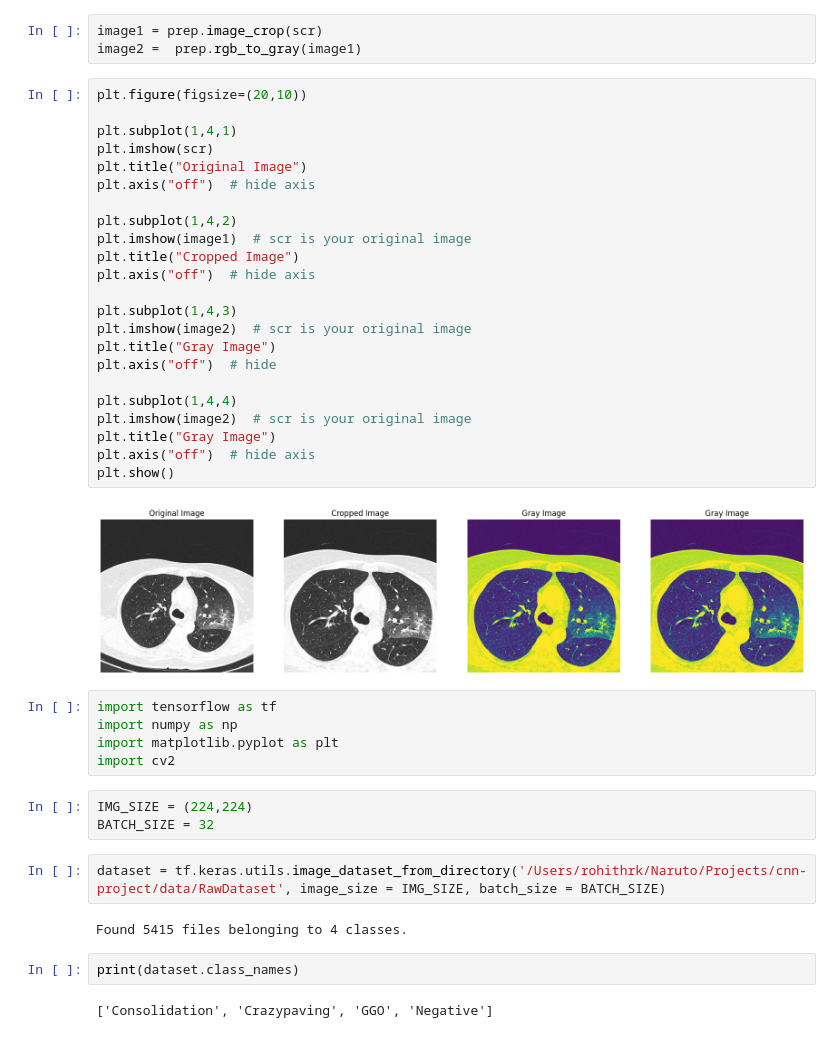
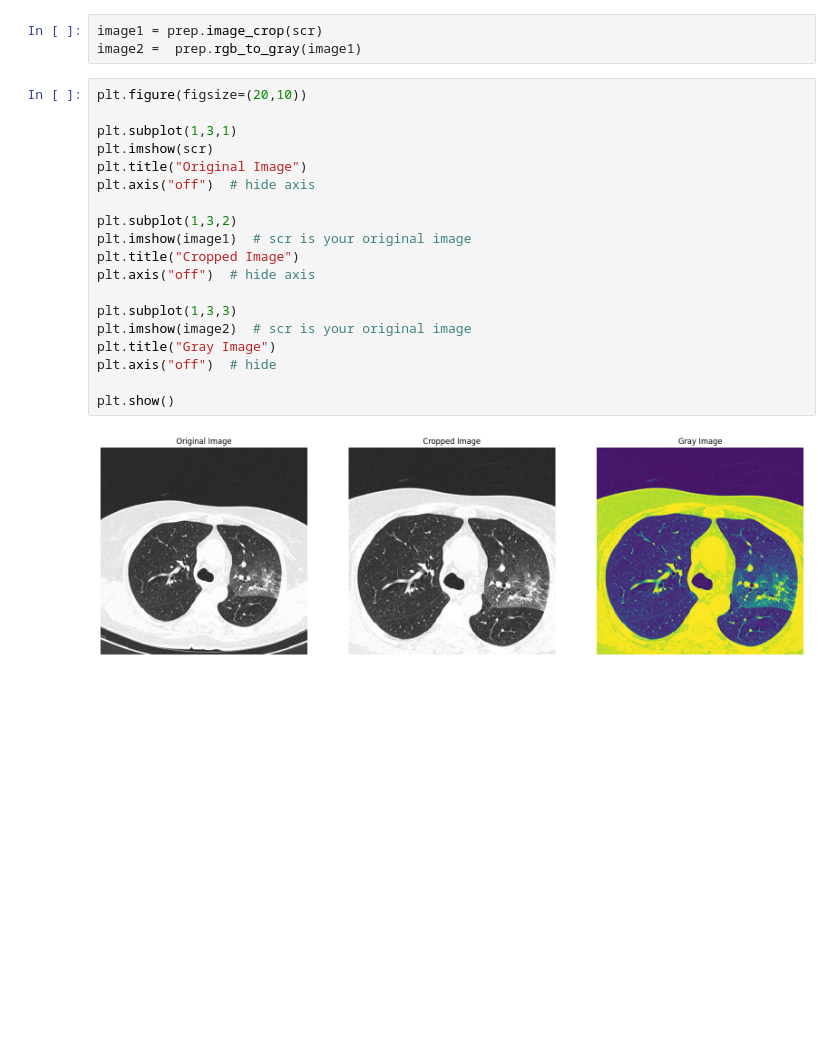
Before and after one commit to RohithRk-05/cnn-project, a Jupyter notebook: codes/Preprocessing.ipynb, the cells around one changed output. Drawn from its saved outputs; the diff is of its cells as text; blank space fills up the shorter version.

```diff
--- a/codes/Preprocessing.ipynb
+++ b/codes/Preprocessing.ipynb
@@ -49,41 +97,21 @@ image2 =  prep.rgb_to_gray(image1)
 # %%
 plt.figure(figsize=(20,10))
 
-plt.subplot(1,4,1)
+plt.subplot(1,3,1)
 plt.imshow(scr)
 plt.title("Original Image")
 plt.axis("off")  # hide axis
 
-plt.subplot(1,4,2)
+plt.subplot(1,3,2)
 plt.imshow(image1)  # scr is your original image
 plt.title("Cropped Image")
 plt.axis("off")  # hide axis
 
-plt.subplot(1,4,3)
+plt.subplot(1,3,3)
 plt.imshow(image2)  # scr is your original image
 plt.title("Gray Image")
 plt.axis("off")  # hide
 
-plt.subplot(1,4,4)
-plt.imshow(image2)  # scr is your original image
-plt.title("Gray Image")
-plt.axis("off")  # hide axis
 plt.show()
 # %% [output]
-[figure, old version]
+[figure, new version]
-# %%
-import tensorflow as tf
-import numpy as np
-import matplotlib.pyplot as plt
-import cv2
-# %%
-IMG_SIZE = (224,224)
-BATCH_SIZE = 32
-# %%
-dataset = tf.keras.utils.image_dataset_from_directory('/Users/rohithrk/Naruto/Projects/cnn-project/data/RawDataset', image_size = IMG_SIZE, batch_size = BATCH_SIZE)
-# %% [output]
-Found 5415 files belonging to 4 classes.
-# %%
-print(dataset.class_names)
-# %% [output]
-['Consolidation', 'Crazypaving', 'GGO', 'Negative']
```
Also changed, not shown: parts of 9 cells of this notebook, 3 other files.
